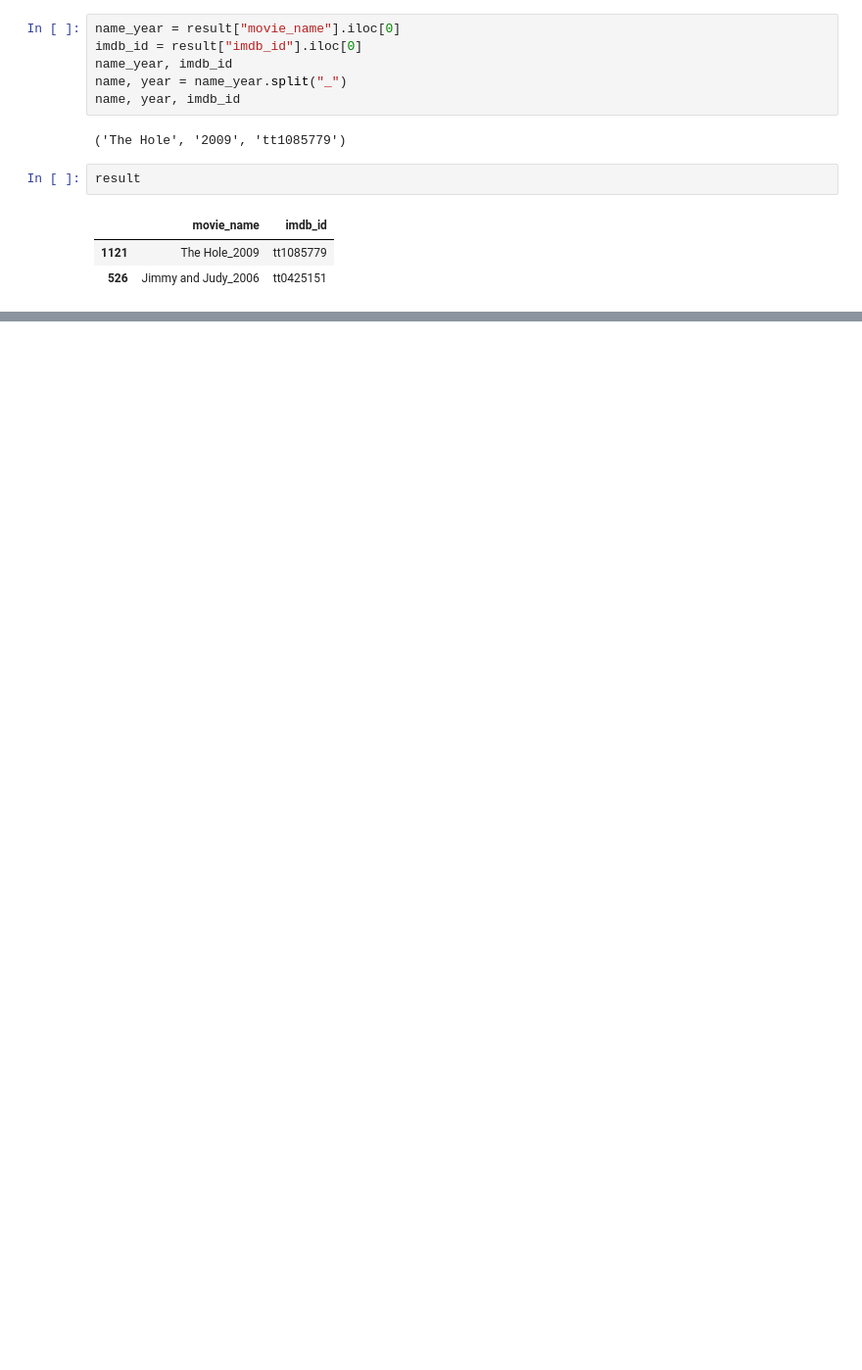
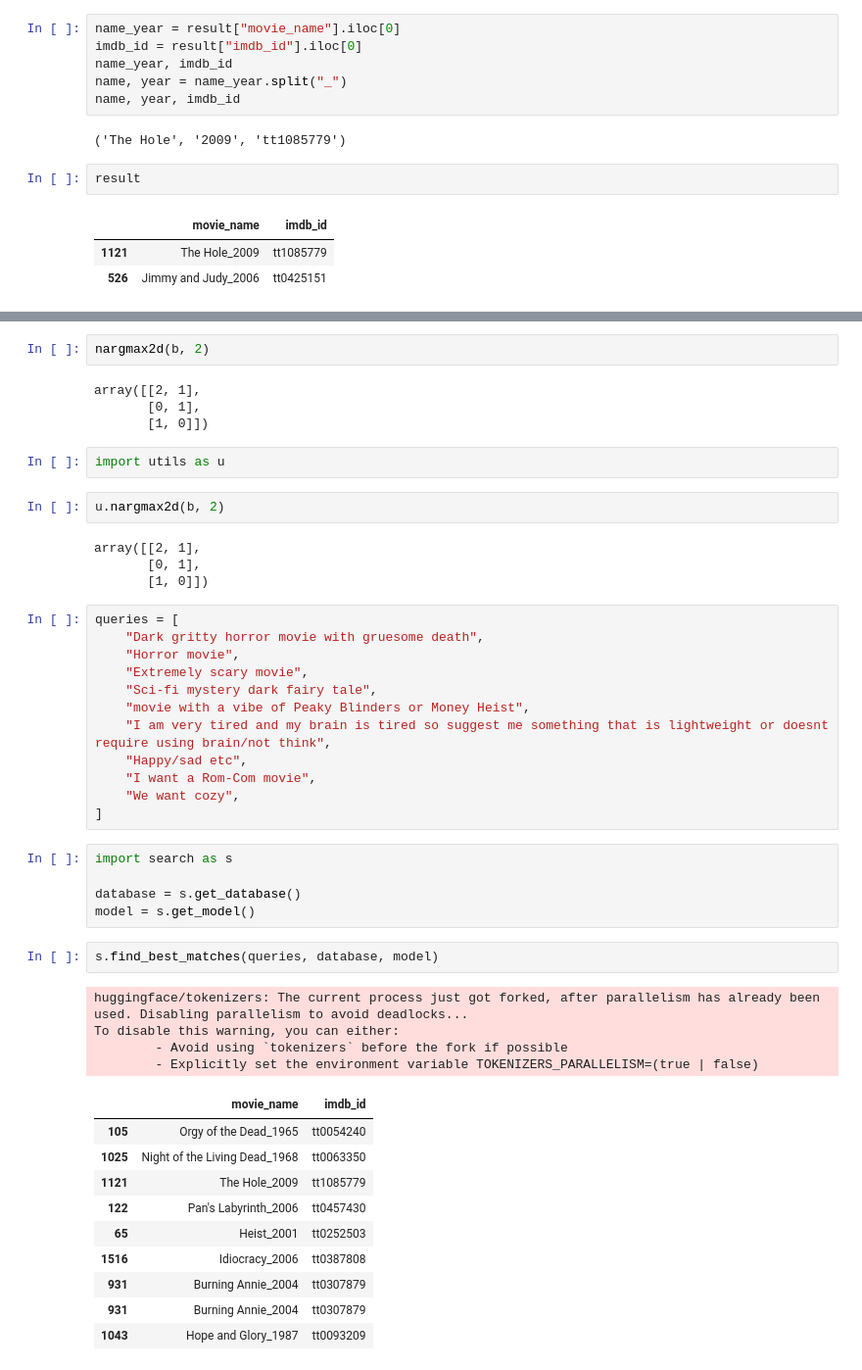
Before and after one commit to Jakebobs/MoWie, a Jupyter notebook: ml/src/searchtest.ipynb, the cells around one changed output, grey strips where cells are left out. Shown: that part at 98% size. Drawn from its saved outputs; the diff is of its cells as text; blank space fills up the shorter version.

Commit message:
added top n best matches

```diff
--- a/ml/src/searchtest.ipynb
+++ b/ml/src/searchtest.ipynb
@@ -373,0 +405,48 @@ result
+# %%
+nargmax2d(b, 2)
+# %% [output]
+array([[2, 1],
+       [0, 1],
+       [1, 0]])
+# %%
+import utils as u
+# %%
+u.nargmax2d(b, 2)
+# %% [output]
+array([[2, 1],
+       [0, 1],
+       [1, 0]])
+# %%
+queries = [
+    "Dark gritty horror movie with gruesome death",
+    "Horror movie",
+    "Extremely scary movie",
+    "Sci-fi mystery dark fairy tale",
+    "movie with a vibe of Peaky Blinders or Money Heist",
+    "I am very tired and my brain is tired so suggest me something that is lightweight or doesnt require using brain/not think",
+    "Happy/sad etc",
+    "I want a Rom-Com movie",
+    "We want cozy",
+]
+# %%
+import search as s
+
+database = s.get_database()
+model = s.get_model()
+# %%
+s.find_best_matches(queries, database, model)
+# %% [output]
+huggingface/tokenizers: The current process just got forked, after parallelism has already been used. Disabling parallelism to avoid deadlocks...
+To disable this warning, you can either:
+        - Avoid using `tokenizers` before the fork if possible
+        - Explicitly set the environment variable TOKENIZERS_PARALLELISM=(true | false)
+|  | movie_name | imdb_id |
+| 105 | Orgy of the Dead_1965 | tt0054240 |
+| 1025 | Night of the Living Dead_1968 | tt0063350 |
+| 1121 | The Hole_2009 | tt1085779 |
+| 122 | Pan's Labyrinth_2006 | tt0457430 |
+| 65 | Heist_2001 | tt0252503 |
+| 1516 | Idiocracy_2006 | tt0387808 |
+| 931 | Burning Annie_2004 | tt0307879 |
+| 931 | Burning Annie_2004 | tt0307879 |
+| 1043 | Hope and Glory_1987 | tt0093209 |
```
Also changed, not shown: parts of 16 cells of this notebook, 3 other files.
